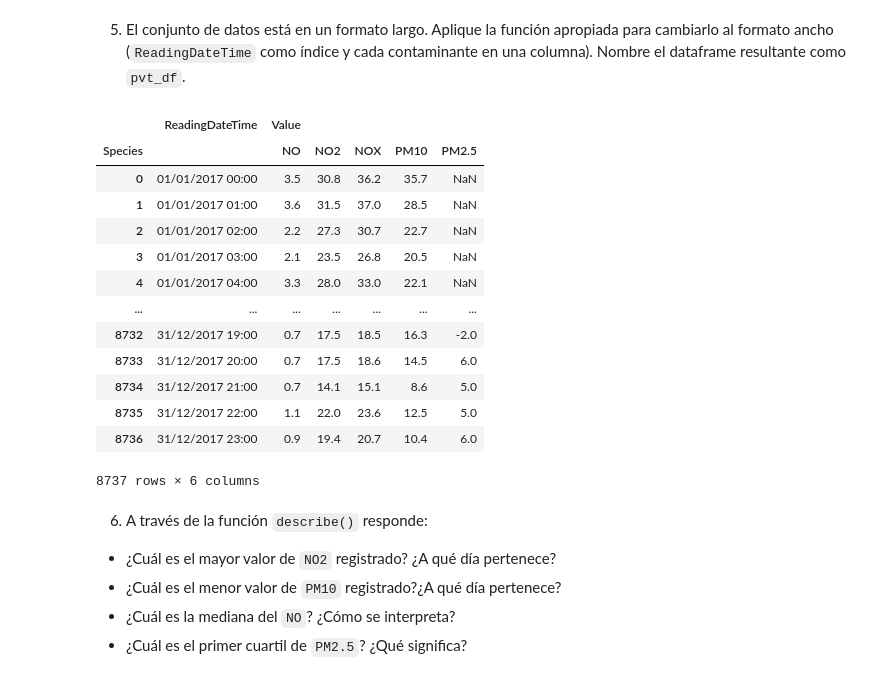
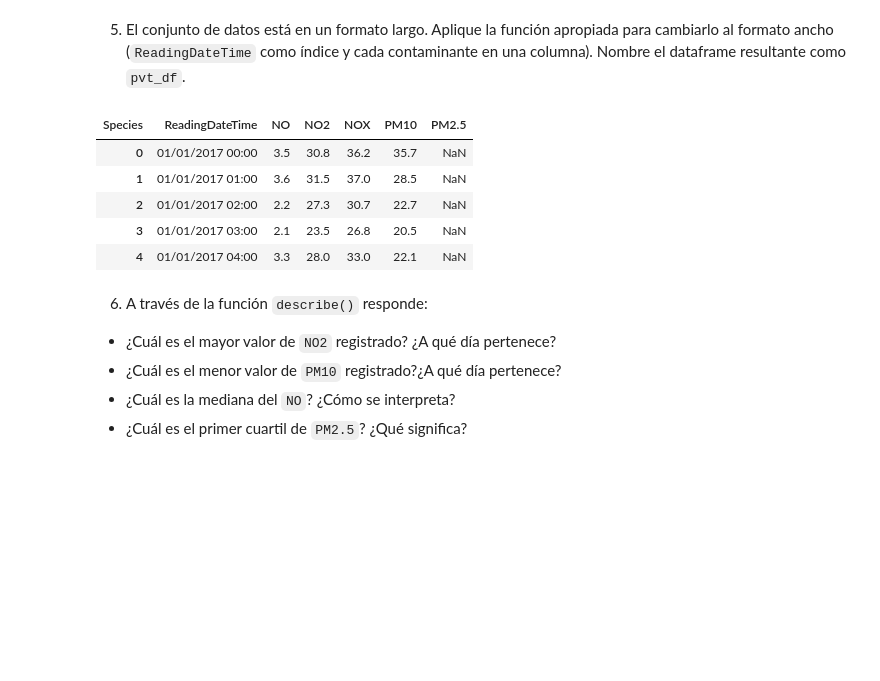
Before and after one commit to MarvinMVargas/act2_ciencia_de_datos, a Jupyter notebook: Actividad2analisisPandas.ipynb, the cells around one changed output. Drawn from its saved outputs; the diff is of its cells as text; code cells hidden in the pictures; blank space fills up the shorter version.

```diff
--- a/Actividad2analisisPandas.ipynb
+++ b/Actividad2analisisPandas.ipynb
@@ -153,26 +153,19 @@ air_df.groupby('Species').mean()
 # %% [markdown]
 5.	El conjunto de datos está en un formato largo. Aplique la función apropiada para cambiarlo al formato ancho (`ReadingDateTime` como índice y cada contaminante en una columna). Nombre el dataframe resultante como `pvt_df`.
 # %%
-pvt_df = pd.pivot_table(air_df,None,'ReadingDateTime','Species')
+pvt_df = pd.pivot_table(air_df,index = ['ReadingDateTime'], columns=['Species'], values = 'Value')
+pvt_df = pvt_df.reset_index()
 
-pvt_df.reset_index()
 
-#pvt_df.head()
+
+pvt_df.head()
 # %% [output]
-|  | ReadingDateTime | Value |  |  |  |  |
-| Species |  | NO | NO2 | NOX | PM10 | PM2.5 |
+| Species | ReadingDateTime | NO | NO2 | NOX | PM10 | PM2.5 |
 | 0 | 01/01/2017 00:00 | 3.5 | 30.8 | 36.2 | 35.7 | NaN |
 | 1 | 01/01/2017 01:00 | 3.6 | 31.5 | 37.0 | 28.5 | NaN |
 | 2 | 01/01/2017 02:00 | 2.2 | 27.3 | 30.7 | 22.7 | NaN |
 | 3 | 01/01/2017 03:00 | 2.1 | 23.5 | 26.8 | 20.5 | NaN |
 | 4 | 01/01/2017 04:00 | 3.3 | 28.0 | 33.0 | 22.1 | NaN |
-| ... | ... | ... | ... | ... | ... | ... |
-| 8732 | 31/12/2017 19:00 | 0.7 | 17.5 | 18.5 | 16.3 | -2.0 |
-| 8733 | 31/12/2017 20:00 | 0.7 | 17.5 | 18.6 | 14.5 | 6.0 |
-| 8734 | 31/12/2017 21:00 | 0.7 | 14.1 | 15.1 | 8.6 | 5.0 |
-| 8735 | 31/12/2017 22:00 | 1.1 | 22.0 | 23.6 | 12.5 | 5.0 |
-| 8736 | 31/12/2017 23:00 | 0.9 | 19.4 | 20.7 | 10.4 | 6.0 |
-8737 rows × 6 columns
 # %% [markdown]
 6.	A través de la función `describe()` responde:
 
```
Also changed, not shown: parts of 13 cells of this notebook.
